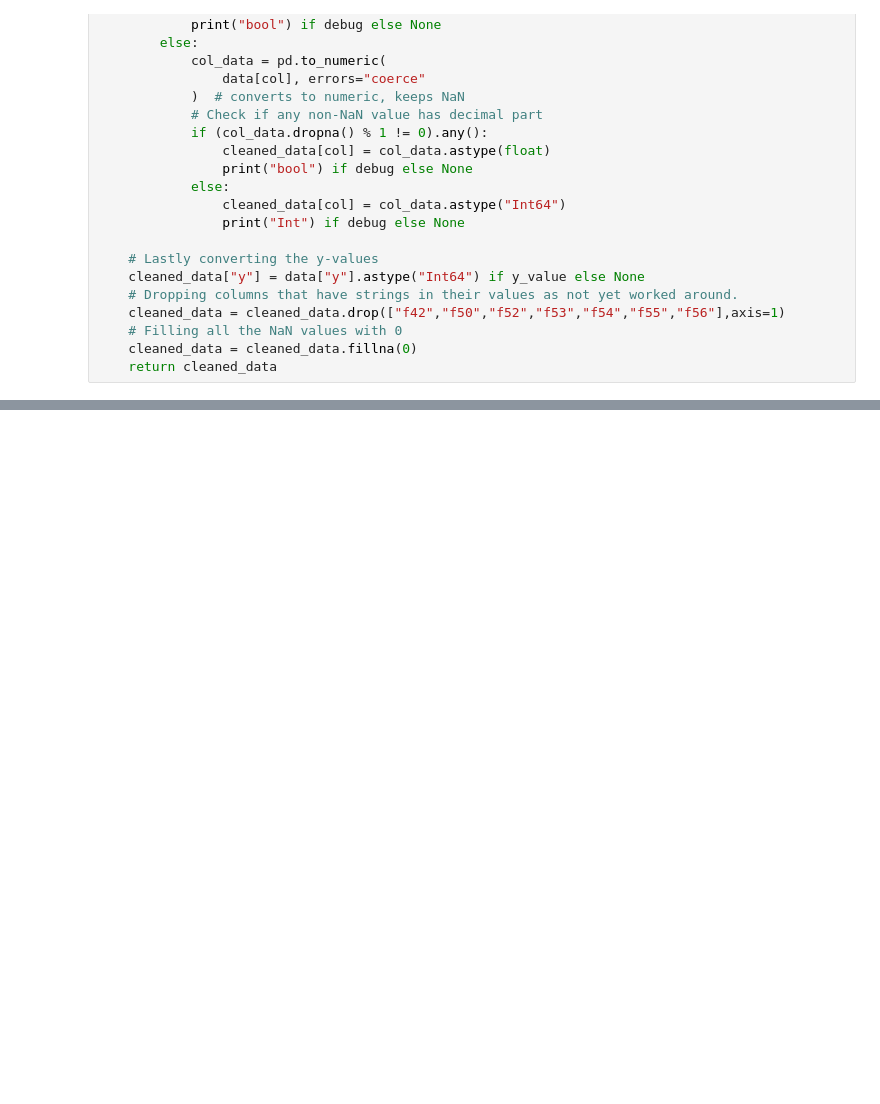
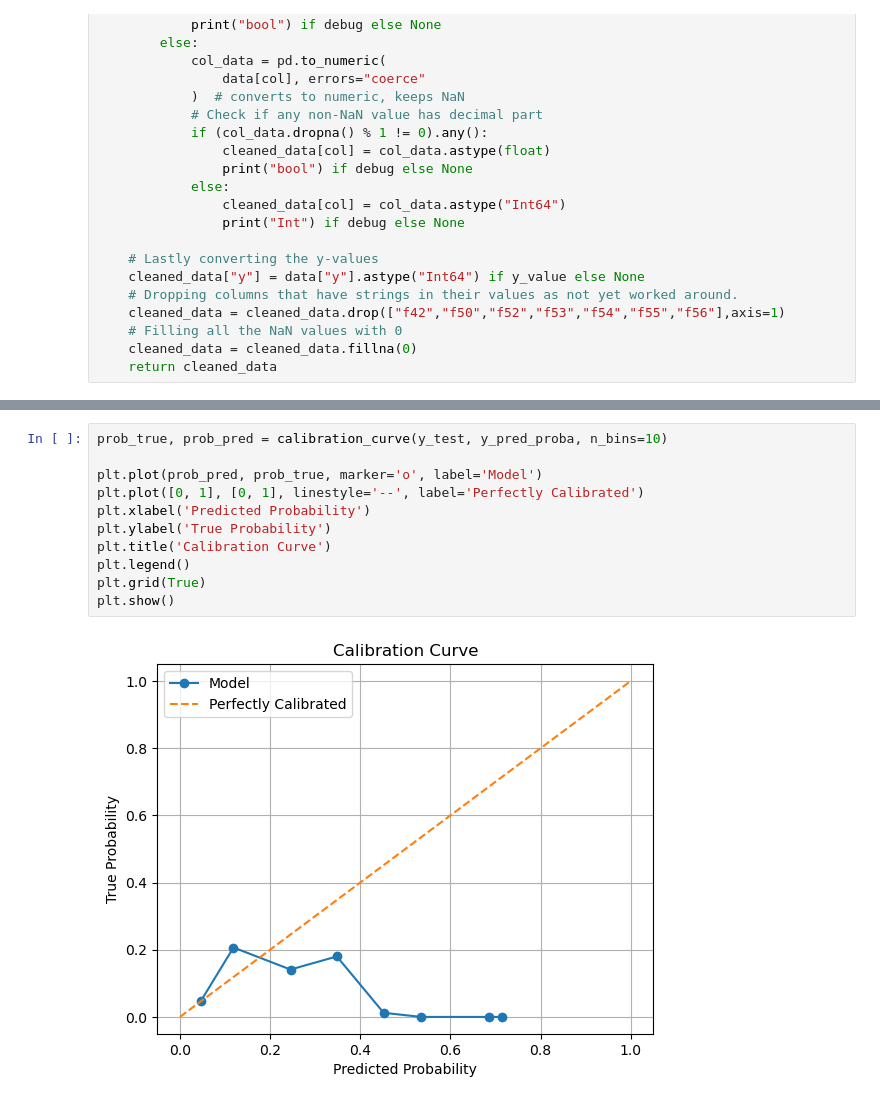
Before and after one commit to savakarrohan/Amex, a Jupyter notebook: Jupyter/03_Model02.ipynb, the cells around one changed output, grey strips where cells are left out. Drawn from its saved outputs; the diff is of its cells as text; blank space fills up the shorter version.

```diff
--- a/Jupyter/03_Model02.ipynb
+++ b/Jupyter/03_Model02.ipynb
@@ -107,0 +135,13 @@ array([0., 1.])
+# %%
+prob_true, prob_pred = calibration_curve(y_test, y_pred_proba, n_bins=10)
+
+plt.plot(prob_pred, prob_true, marker='o', label='Model')
+plt.plot([0, 1], [0, 1], linestyle='--', label='Perfectly Calibrated')
+plt.xlabel('Predicted Probability')
+plt.ylabel('True Probability')
+plt.title('Calibration Curve')
+plt.legend()
+plt.grid(True)
+plt.show()
+# %% [output]
+[figure, added]
```
Also changed, not shown: parts of 15 cells of this notebook, 2 other files.
